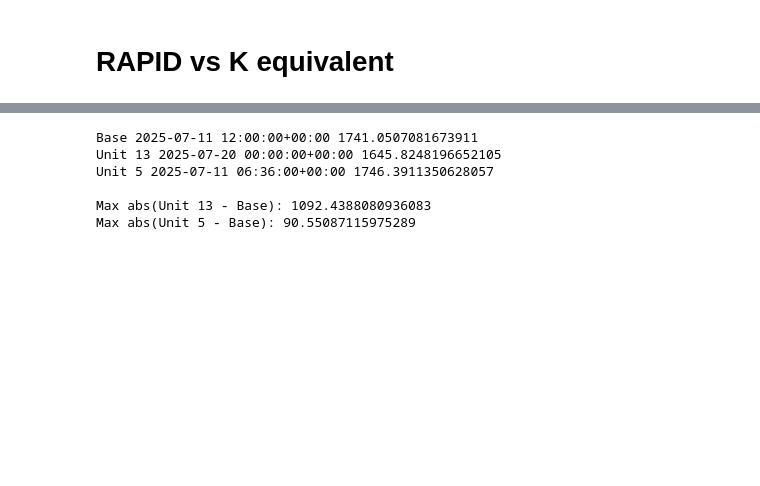
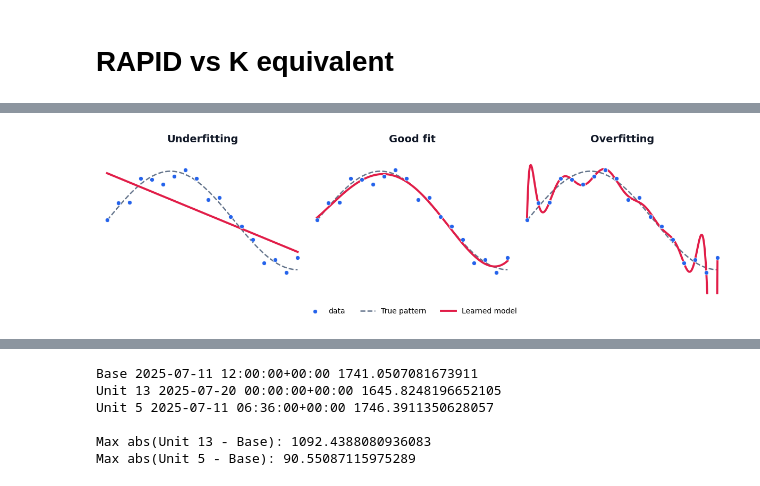
Before and after one commit to niekcde/river_hierarchy, a Jupyter notebook: RAPID/notebooks/rapid_hydrograph_analysis.ipynb, the cells around one changed output, grey strips where cells are left out. Cells and saved outputs as stored; diff of their text form; code cells hidden in the pictures; blank space fills up the shorter version.

```diff
--- a/RAPID/notebooks/rapid_hydrograph_analysis.ipynb
+++ b/RAPID/notebooks/rapid_hydrograph_analysis.ipynb
@@ -1562,0 +1663,84 @@ plot_df[[
+# %%
+import numpy as np
+import matplotlib.pyplot as plt
+
+# Colors
+POINT_COLOR = "#2563EB"
+LINE_COLOR = "#E11D48"
+TRUE_COLOR = "#64748B"
+TEXT_COLOR = "#111827"
+
+np.random.seed(4)
+
+# Shared dataset
+x = np.linspace(0, 1, 18)
+true_y = np.sin(1.5 * np.pi * x)
+y = true_y + np.random.normal(0, 0.16, len(x))
+
+x_plot = np.linspace(0, 1, 500)
+true_plot = np.sin(1.5 * np.pi * x_plot)
+
+degrees = [1, 4, 15]
+titles = ["Underfitting", "Good fit", "Overfitting"]
+
+fig, axes = plt.subplots(1, 3, figsize=(12, 3.6))
+
+for ax, degree, title in zip(axes, degrees, titles):
+    coefficients = np.polyfit(x, y, degree)
+    prediction = np.polyval(coefficients, x_plot)
+    # print(degree)
+    if degree == 1:
+        ax.scatter(
+            x, y, s=36, color=POINT_COLOR,
+            edgecolor="white", linewidth=0.7, zorder=3, label = 'data'
+        )
+        ax.plot(
+            x_plot, true_plot, color=TRUE_COLOR,
+            linestyle="--", linewidth=1.8, label="True pattern"
+        )
+        ax.plot(
+            x_plot, prediction, color=LINE_COLOR,
+            linewidth=2.8, label="Learned model"
+        )
+    else:
+        ax.scatter(
+            x, y, s=36, color=POINT_COLOR,
+            edgecolor="white", linewidth=0.7, zorder=3
+        )
+        ax.plot(
+            x_plot, true_plot, color=TRUE_COLOR,
+            linestyle="--", linewidth=1.8
+        )
+        ax.plot(
+            x_plot, prediction, color=LINE_COLOR,
+            linewidth=2.8
+        )
+
+    ax.set_title(title, color=TEXT_COLOR, fontsize=14, weight="bold")
+    ax.set_xlim(-0.03, 1.03)
+    ax.set_ylim(-1.5, 1.5)
+    ax.set_xticks([])
+    ax.set_yticks([])
+
+    # Remove panel background and border
+    ax.set_facecolor("none")
+    for spine in ax.spines.values():
+        spine.set_visible(False)
+
+fig.legend(
+    loc="lower center", ncol=3, frameon=False,
+    bbox_to_anchor=(0.5, -0.02)
+)
+fig.patch.set_alpha(0)
+plt.tight_layout(rect=(0, 0.08, 1, 1))
+
+plt.savefig(
+    "model_fitting.png",
+    dpi=300,
+    transparent=True,
+    bbox_inches="tight",
+    pad_inches=0.05
+)
+plt.show()
+# %% [output]
+[figure, added]
```
Also changed, not shown: parts of 6 cells of this notebook, 26 other files.
